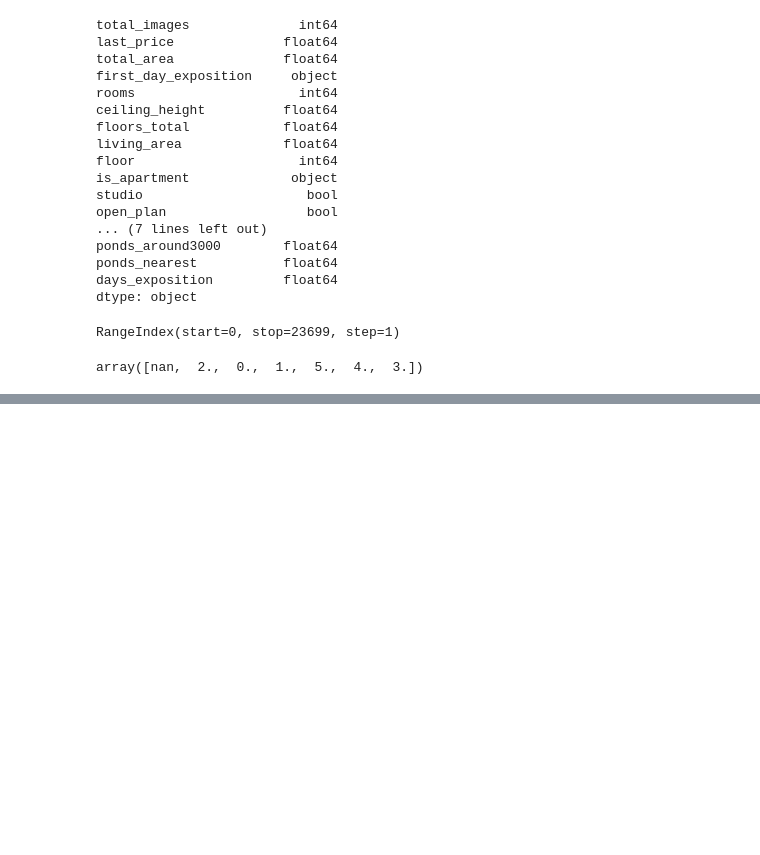
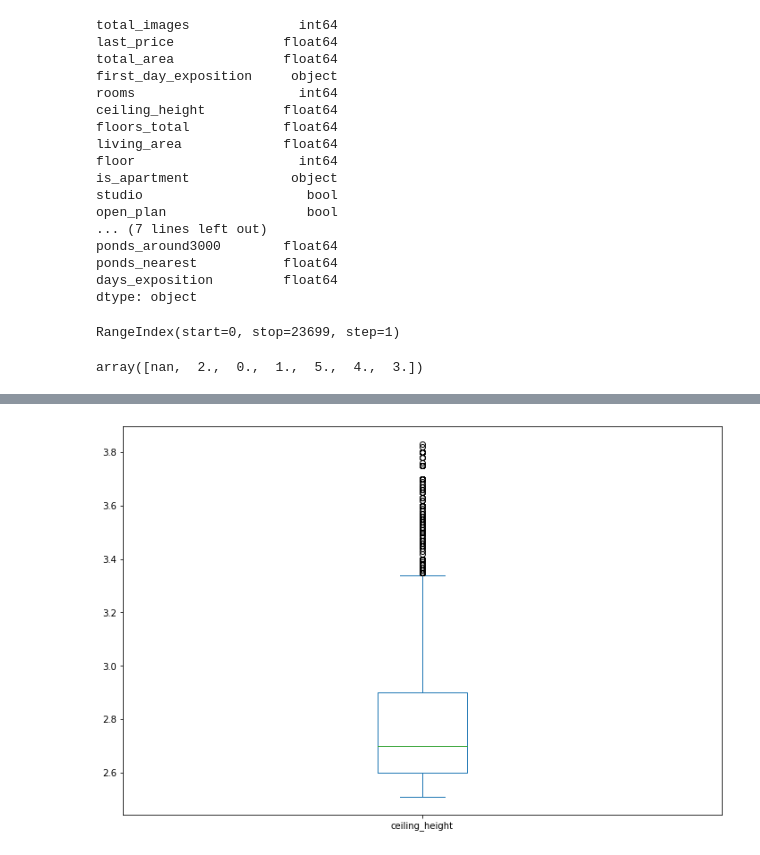
Before and after one commit to PonomarevaElena/Data, a Jupyter notebook: Стажировка_квартиры/project7.ipynb, the cells around one changed output, grey strips where cells are left out. Cells and saved outputs as stored; diff of their text form; code cells hidden in the pictures; blank space fills up the shorter version.

```diff
--- a/Стажировка_квартиры/project7.ipynb
+++ b/Стажировка_квартиры/project7.ipynb
@@ -217,0 +230,3 @@ array([nan,  2.,  0.,  1.,  5.,  4.,  3.])
+# %%
+df1 = df[(df.ceiling_height > 2.5) &
+         (df.ceiling_height < 3.8329700)]
@@ -217,0 +290,7 @@ array([nan,  2.,  0.,  1.,  5.,  4.,  3.])
+# %%
+#boxplot
+df1.plot(kind = 'box',
+        y = 'ceiling_height',
+        figsize = (12,8));
+# %% [output]
+[figure, added]
```
Also changed, not shown: parts of 9 cells of this notebook.
